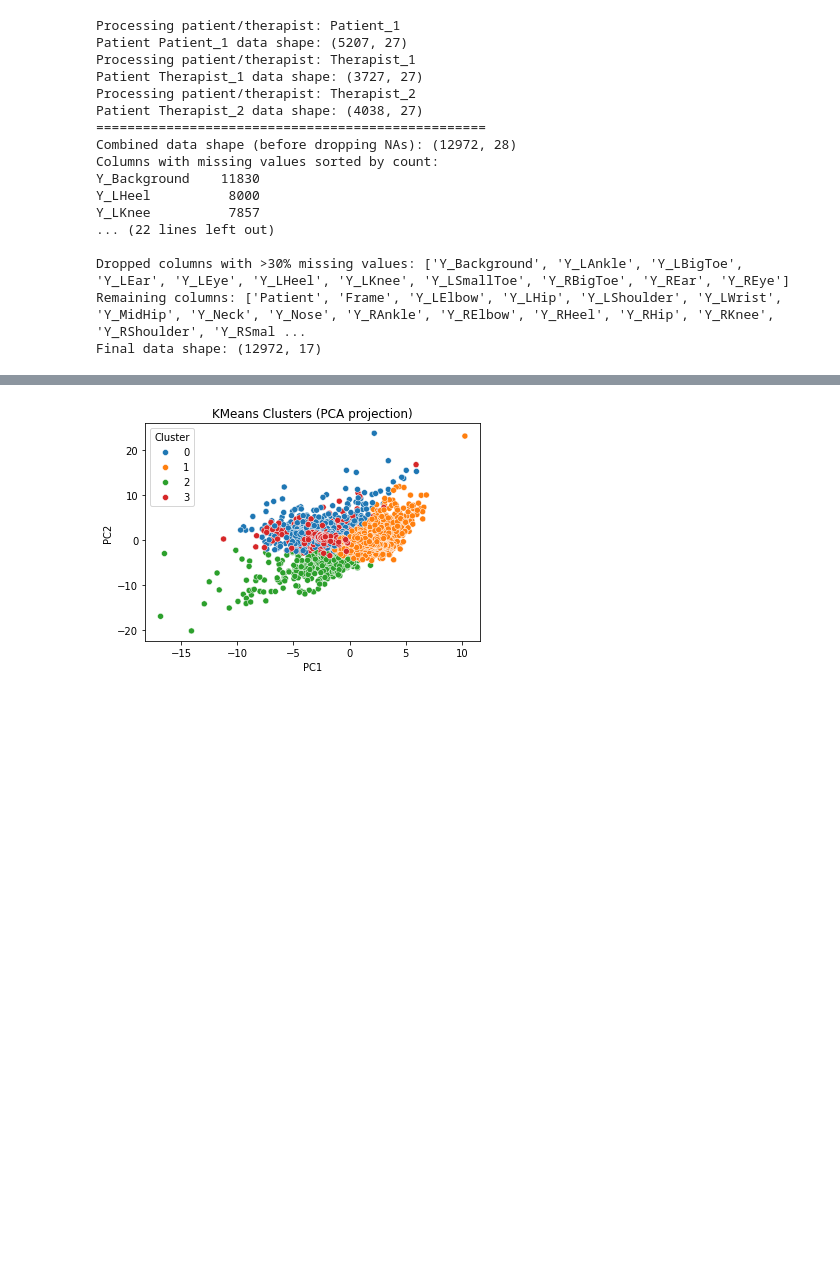
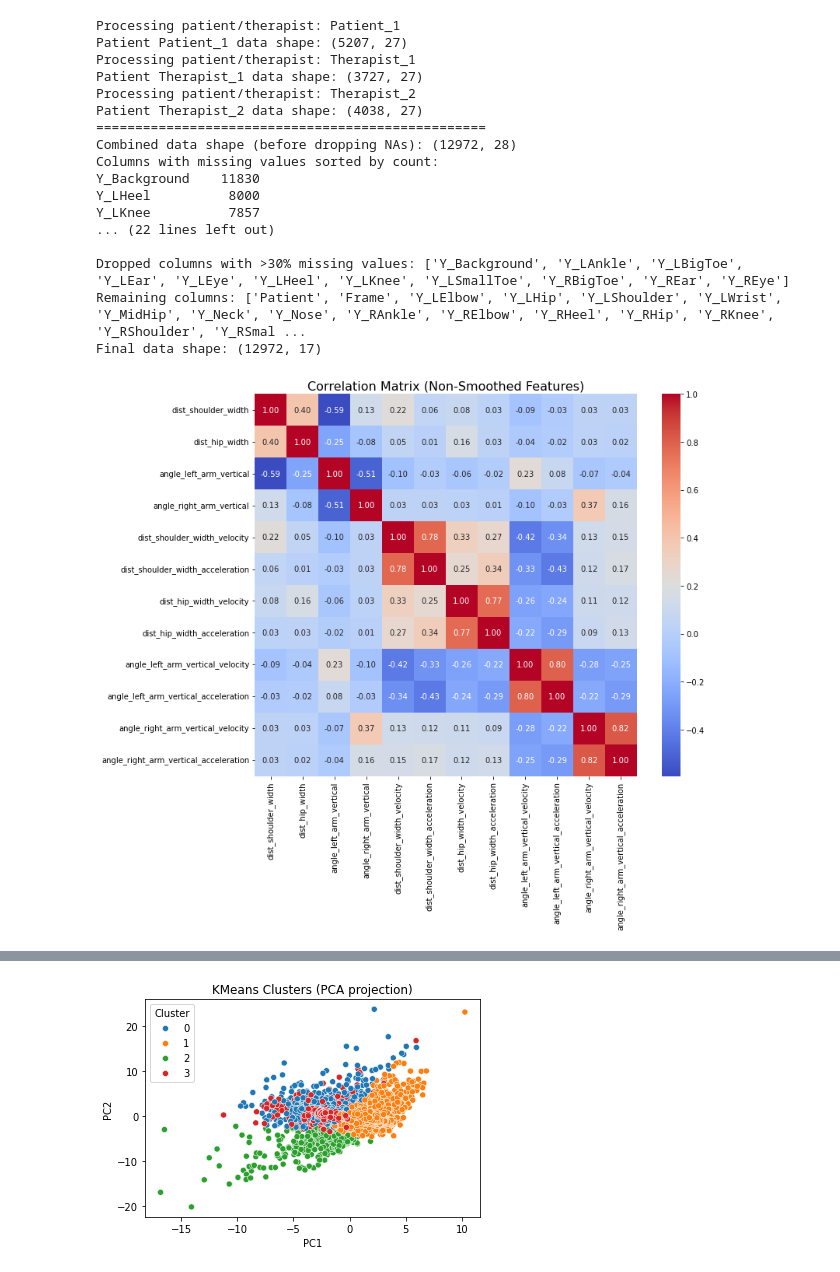
Before and after one commit to LiubovRev/sense_project, a Jupyter notebook: pose_classification/pose_classification_new.ipynb, the cells around one changed output, grey strips where cells are left out. Cells and saved outputs as stored; diff of their text form; code cells hidden in the pictures; blank space fills up the shorter version.

```diff
--- a/pose_classification/pose_classification_new.ipynb
+++ b/pose_classification/pose_classification_new.ipynb
@@ -213,3 +289,24 @@ features_df = extractor.extract_features(df_all)
 
 # Step 2: Extract temporal dynamics (velocity, acceleration, smoothing)
 temporal_df = extractor.extract_temporal_features(features_df)
+# %%
+patient_rename_map = {
+    'Patient_1': '0',
+    'Therapist_1': '1',
+    'Therapist_2': '2'
+}
+
+# Apply the renaming to the 'Patient' column
+temporal_df['Patient'] = temporal_df['Patient'].replace(patient_rename_map)
+temporal_df[['Patient', 'Frame']] = temporal_df[['Patient', 'Frame']].astype(int)
+# %%
+non_smoothed_df = temporal_df[[col for col in temporal_df.columns if "smoothed" not in col]]
+non_smoothed_numeric = non_smoothed_df.drop(columns=['Patient', 'Frame'], errors='ignore')
+
+plt.figure(figsize=(12, 10))
+sns.heatmap(non_smoothed_numeric.corr(), cmap='coolwarm', annot=True, fmt=".2f", square=True)
+plt.title("Correlation Matrix (Non-Smoothed Features)", fontsize=16)
+plt.tight_layout()
+plt.show()
+# %% [output]
+[figure, added]
```
Also changed, not shown: parts of 8 cells of this notebook.
